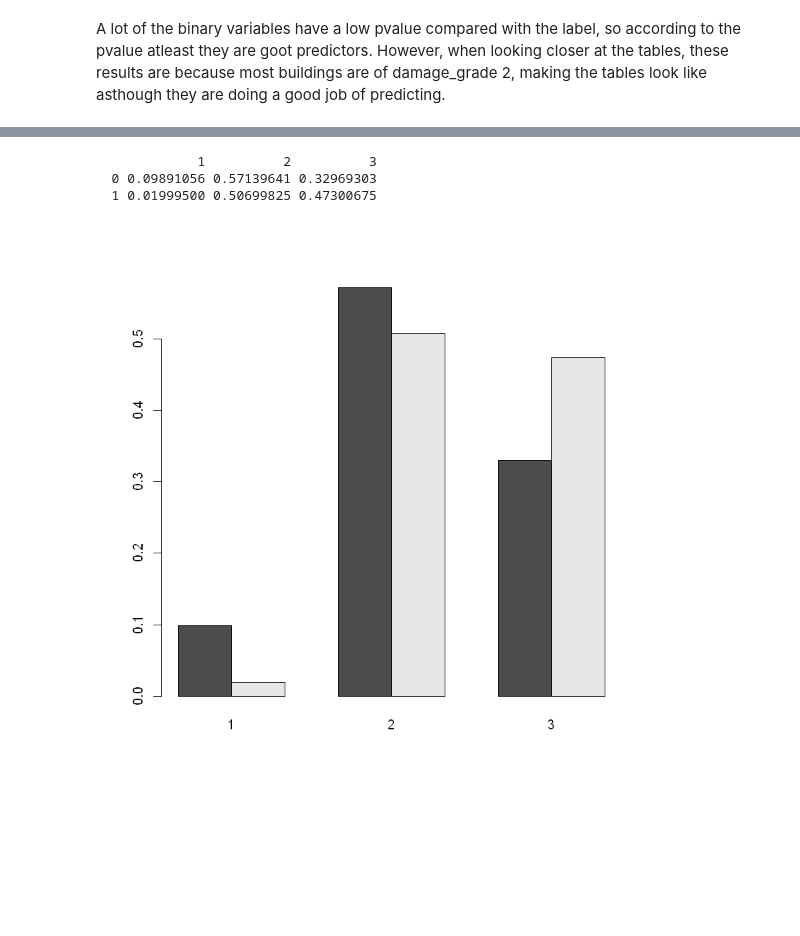
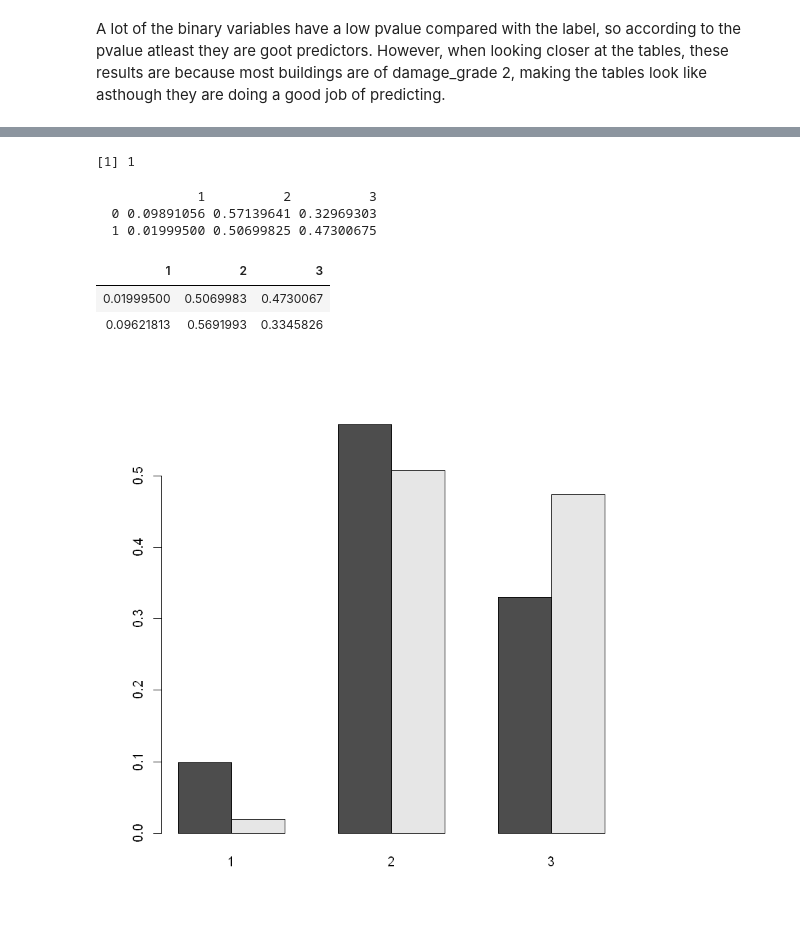
Before and after one commit to fzhanna/Earthquake_Damage_Predictor-1, a Jupyter notebook: Preprocess_Analysis/Analysis.ipynb, the cells around one changed output, grey strips where cells are left out. Cells and saved outputs as stored; diff of their text form; code cells hidden in the pictures; blank space fills up the shorter version.

```diff
--- a/Preprocess_Analysis/Analysis.ipynb
+++ b/Preprocess_Analysis/Analysis.ipynb
@@ -281,10 +287,16 @@ plotBinLab(1,8, nameBin2, binTrain2, plots)
 # %%
+0.04925521+ 0.63839788 +0.31234690
 a <- prop.table(table(binTrain2$has_superstructure_stone_flag, numTrain$damage_grade), 1)
 a
+rbind(a[2,],prop.table(table(binTrain2$damage_grade)))
 barplot( a , beside=TRUE)
 #barplot(prop.table(table(numTrain$damage_grade)), xlab='damage grade')
 # %% [output]
-             1          2          3
-  0 0.09891056 0.57139641 0.32969303
-  1 0.01999500 0.50699825 0.47300675
+[1] 1
+             1          2          3
+  0 0.09891056 0.57139641 0.32969303
+  1 0.01999500 0.50699825 0.47300675
+| 1 | 2 | 3 |
+| 0.01999500 | 0.5069983 | 0.4730067 |
+| 0.09621813 | 0.5691993 | 0.3345826 |
 [figure]
```
Also changed, not shown: parts of 5 cells of this notebook.
